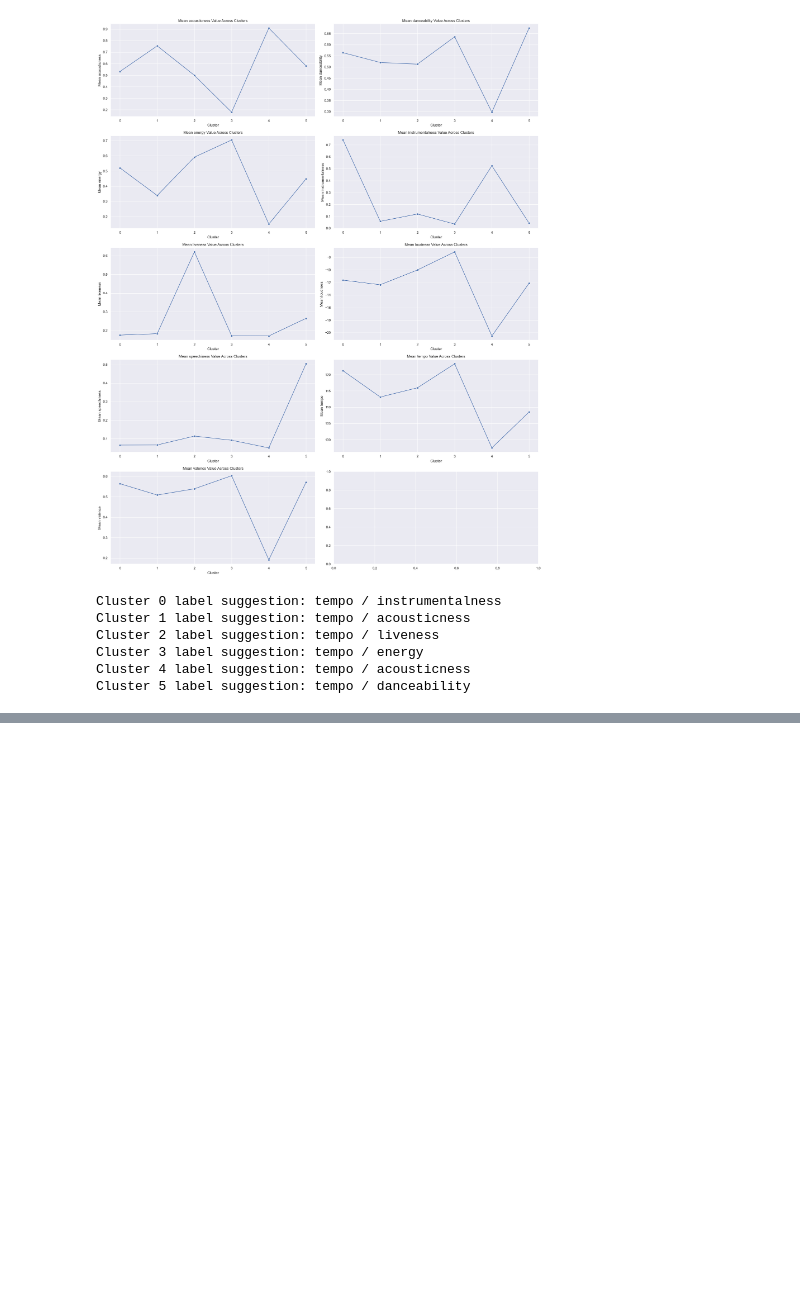
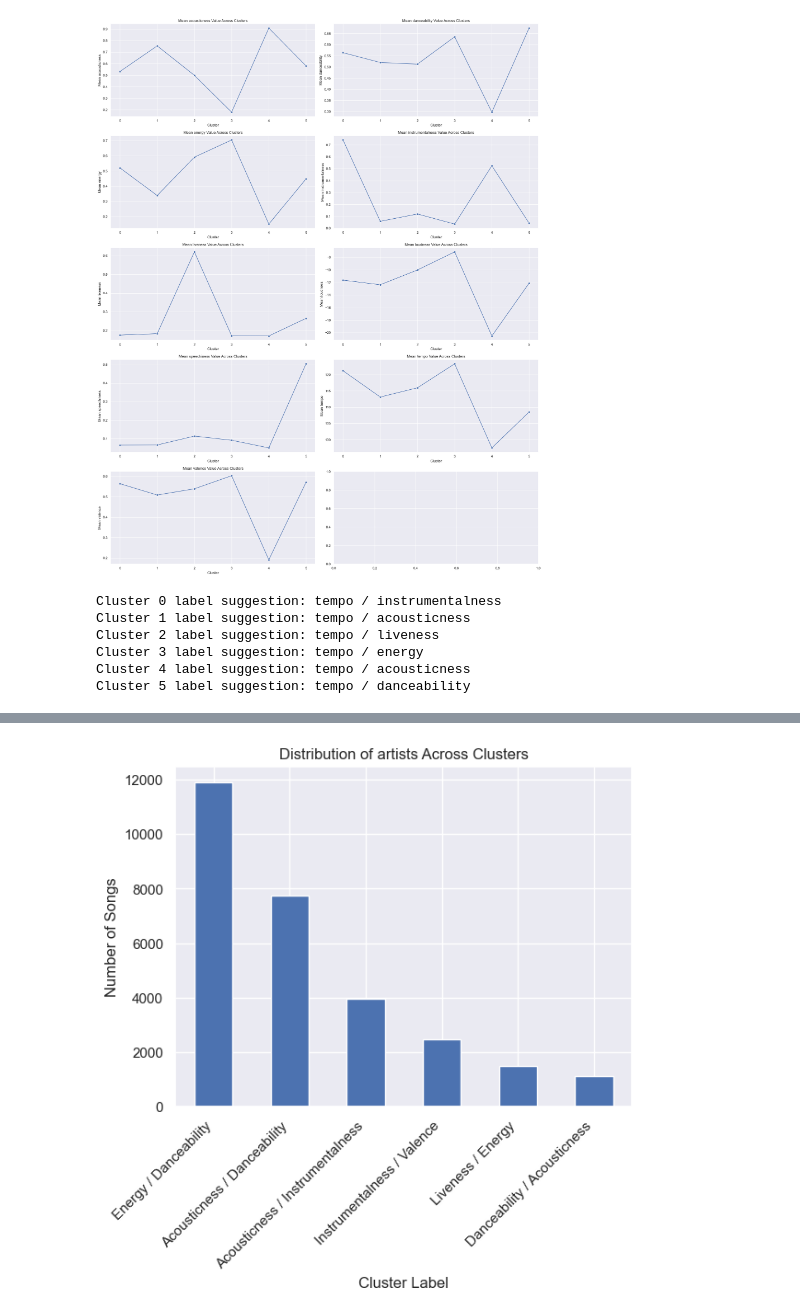
Before and after one commit to MaidenTaief/MUSIC-REC, a Jupyter notebook: Cluster/data_by_artists.ipynb, the cells around one changed output, grey strips where cells are left out. Cells and saved outputs as stored; diff of their text form; code cells hidden in the pictures; blank space fills up the shorter version.

Commit message:
artist_fix

```diff
--- a/Cluster/data_by_artists.ipynb
+++ b/Cluster/data_by_artists.ipynb
@@ -568,0 +517,29 @@ Artists similar to Vancouver Sleep Clinic: ['Yunggoth✰' 'Felix Mendelssohn, ad
+# %%
+import pandas as pd
+
+# Define your cluster labels based on the discussion
+cluster_labels = {
+    0: "Instrumentalness / Valence",
+    1: "Acousticness / Danceability",
+    2: "Liveness / Energy",
+    3: "Energy / Danceability",
+    4: "Acousticness / Instrumentalness",
+    5: "Danceability / Acousticness"
+}
+
+# Map the cluster numbers to the descriptive labels
+data_by_artist['cluster_label'] = data_by_artist['cluster'].map(cluster_labels)
+# %%
+cluster_distribution = data_by_artist['cluster_label'].value_counts()
+
+# Plotting the distribution
+import matplotlib.pyplot as plt
+
+cluster_distribution.plot(kind='bar')
+plt.title('Distribution of artists Across Clusters')
+plt.xlabel('Cluster Label')
+plt.ylabel('Number of Songs')
+plt.xticks(rotation=45, ha="right")
+plt.show()
+# %% [output]
+[figure, added]
```
Also changed, not shown: parts of 14 cells of this notebook, 2 other files.
